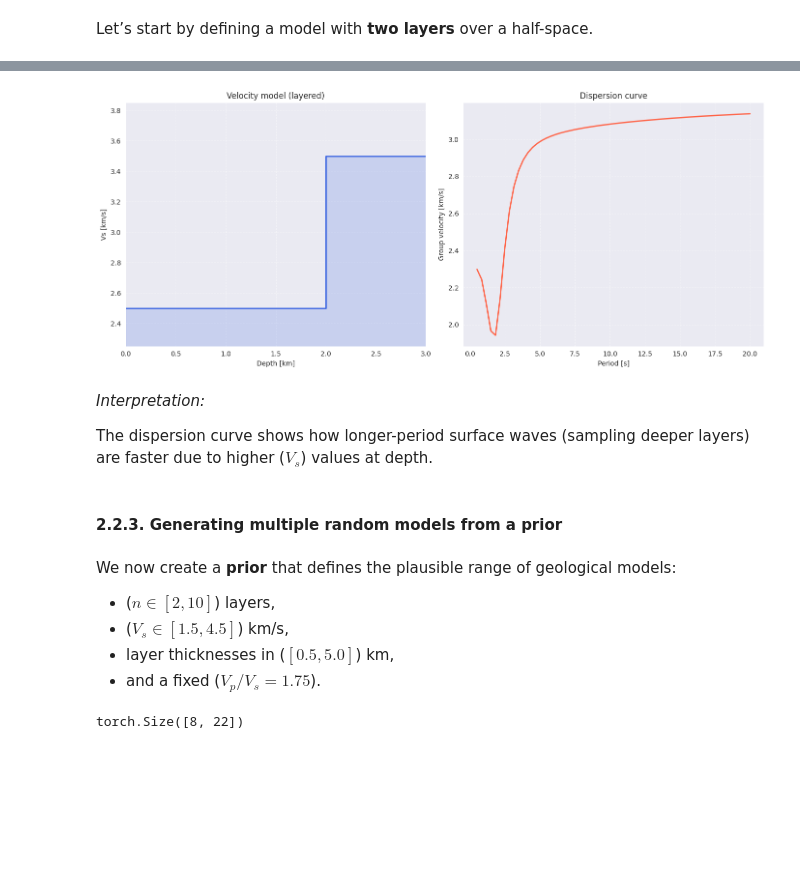
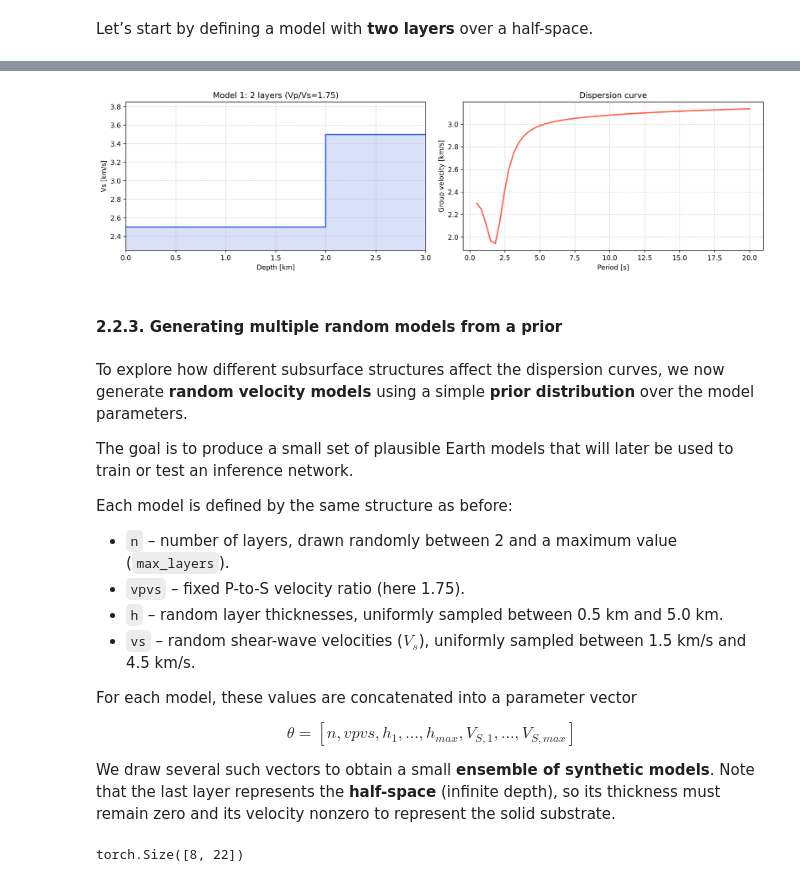
Before and after one commit to nschaetti/CompEarth_Workshop, a Jupyter notebook: notebooks/tutorial1.ipynb, the cells around one changed output, grey strips where cells are left out. Drawn from its saved outputs; the diff is of its cells as text; code cells hidden in the pictures; blank space fills up the shorter version.

```diff
--- a/notebooks/tutorial1.ipynb
+++ b/notebooks/tutorial1.ipynb
@@ -101,0 +155,14 @@ disp_curve = dispsurf2k25_simulator(
+# %%
+# Run the simulator
+disp_curve = dispsurf2k25_simulator(
+    theta=theta,
+    p_min=p_min,
+    p_max=p_max,
+    kmax=kmax,
+    iflsph=iflsph,
+    iwave=iwave,
+    mode=mode,
+    igr=igr,
+)
+
+print("Dispersion curve shape:", disp_curve.shape)
@@ -104,28 +192,37 @@ disp_curve = dispsurf2k25_simulator(
-# %%
-from compearth.utils import plot_velocity_and_dispersion
-
-# Plot the model and the curve
-plot_velocity_and_dispersion(
-    thicknesses=thicknesses,
-    vs_layers=vs_layers,
-    disp_curve=disp_curve,
-    p_min=p_min,
-    p_max=p_max,
-    kmax=kmax
-)
-# %% [output]
-[figure, removed]
-# %% [markdown]
-*Interpretation:*
-
-The dispersion curve shows how longer-period surface waves (sampling deeper layers) are faster due to higher ($V_s$) values at depth.
+# %%
+from compearth.utils import plot_velocity_and_dispersion
+
+# Plot the model and the curve
+plot_velocity_and_dispersion(
+    theta=theta,
+    disp_curve=disp_curve,
+    p_min=p_min,
+    p_max=p_max,
+    kmax=kmax,
+    dpi=300
+)
+# %% [output]
+[figure, added]
 # %% [markdown]
 #### 2.2.3. Generating multiple random models from a prior
 # %% [markdown]
-We now create a **prior** that defines the plausible range of geological models:
+To explore how different subsurface structures affect the dispersion curves, we now generate **random velocity models** using a simple **prior distribution** over the model parameters.
 
-* ($n \in [2, 10]$) layers,
-* ($V_s \in [1.5, 4.5]$) km/s,
-* layer thicknesses in ($[0.5, 5.0]$) km,
-* and a fixed ($V_p/V_s = 1.75$).
+The goal is to produce a small set of plausible Earth models that will later be used to train or test an inference network.
+
+Each model is defined by the same structure as before:
+
+* `n` – number of layers, drawn randomly between 2 and a maximum value (`max_layers`).
+* `vpvs` – fixed P-to-S velocity ratio (here 1.75).
+* `h` – random layer thicknesses, uniformly sampled between 0.5 km and 5.0 km.
+* `vs` – random shear-wave velocities ($V_s$), uniformly sampled between 1.5 km/s and 4.5 km/s.
+
+For each model, these values are concatenated into a parameter vector
+
+$$
+\theta = [n, vpvs, h_1, …, h_{max}, V_{S,1}, …, V_{S,max}]
+$$
+
+We draw several such vectors to obtain a small **ensemble of synthetic models**.
+Note that the last layer represents the **half-space** (infinite depth), so its thickness must remain zero and its velocity nonzero to represent the solid substrate.
 # %%
```
Also changed, not shown: parts of 45 cells of this notebook, 5 other files.
